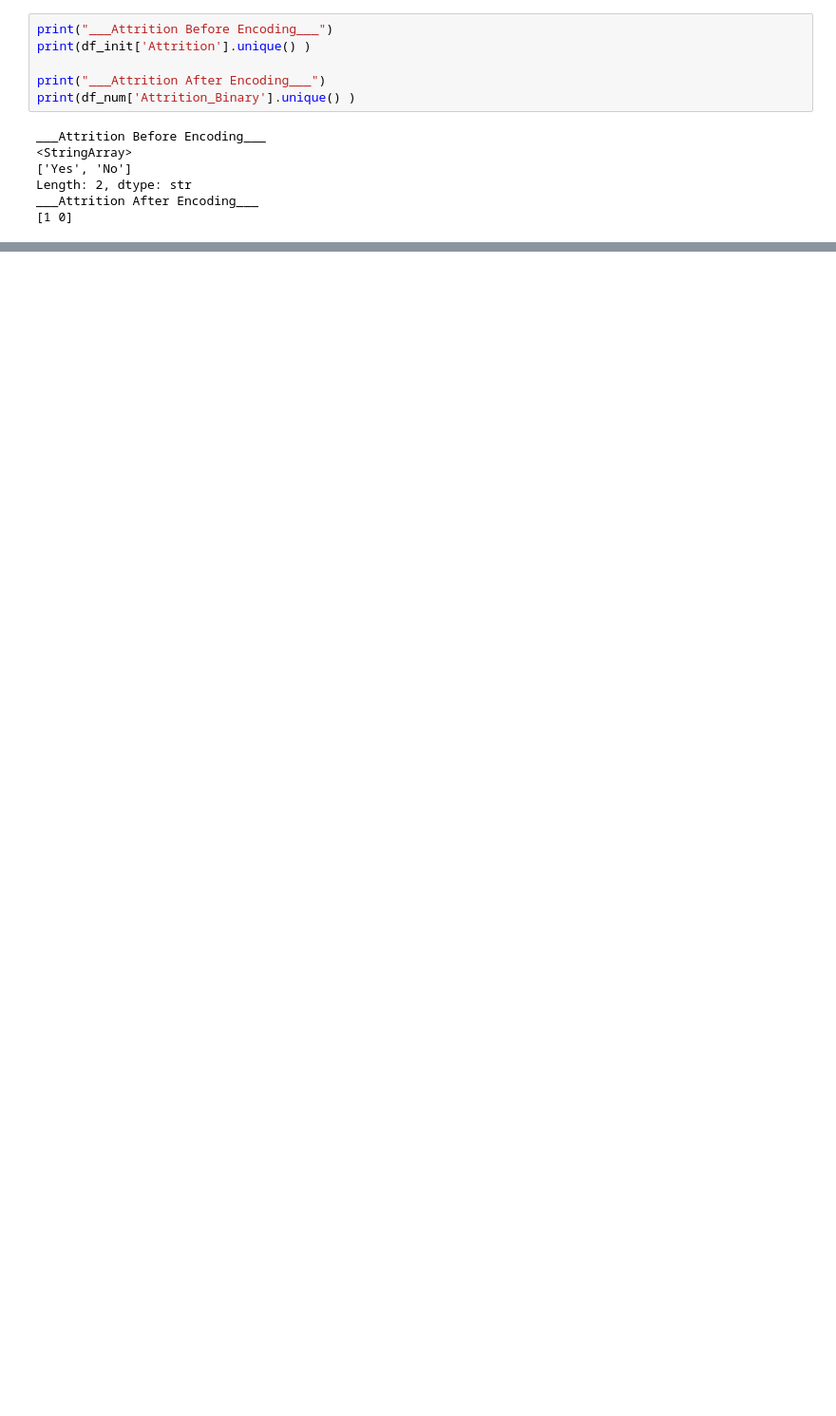
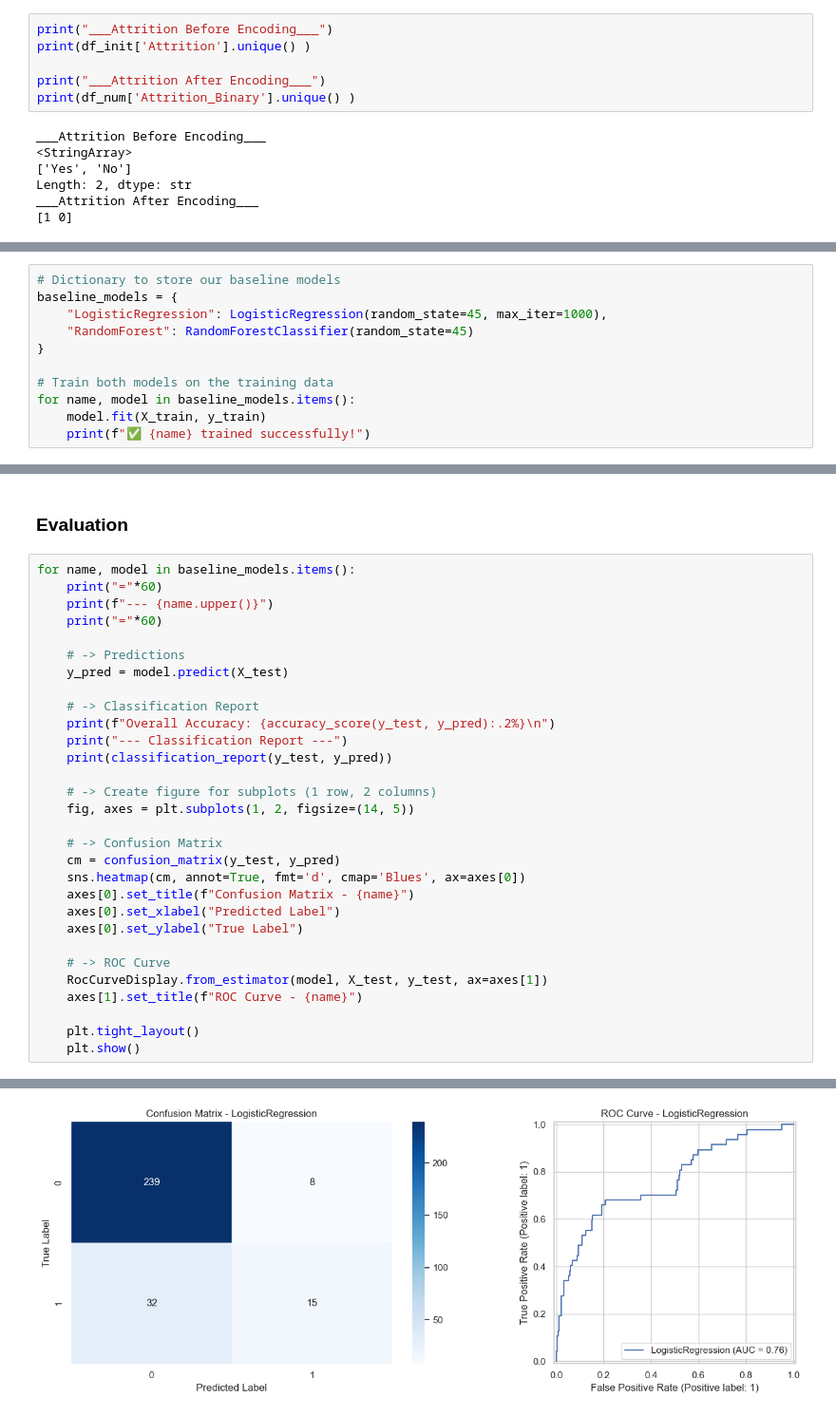
Before and after one commit to moubarak1ezzyani/Retention-AI-API, a Jupyter notebook: notebooks/lab.ipynb, the cells around one changed output, grey strips where cells are left out. Shown at 95% size. Cells and saved outputs as stored; diff of their text form; blank space fills up the shorter version.

```diff
--- a/notebooks/lab.ipynb
+++ b/notebooks/lab.ipynb
@@ -725,0 +558,11 @@ Fitting 3 folds for each of 72 candidates, totalling 216 fits
+# %%
+# Dictionary to store our baseline models
+baseline_models = {
+    "LogisticRegression": LogisticRegression(random_state=45, max_iter=1000),
+    "RandomForest": RandomForestClassifier(random_state=45)
+}
+
+# Train both models on the training data
+for name, model in baseline_models.items():
+    model.fit(X_train, y_train)
+    print(f"✅ {name} trained successfully!")
@@ -725,0 +572,33 @@ Fitting 3 folds for each of 72 candidates, totalling 216 fits
+# %% [markdown]
+### Evaluation
+# %%
+for name, model in baseline_models.items():
+    print("="*60)
+    print(f"--- {name.upper()}")
+    print("="*60)
+
+    # -> Predictions
+    y_pred = model.predict(X_test)
+
+    # -> Classification Report
+    print(f"Overall Accuracy: {accuracy_score(y_test, y_pred):.2%}\n")
+    print("--- Classification Report ---")
+    print(classification_report(y_test, y_pred))
+
+    # -> Create figure for subplots (1 row, 2 columns)
+    fig, axes = plt.subplots(1, 2, figsize=(14, 5))
+
+    # -> Confusion Matrix
+    cm = confusion_matrix(y_test, y_pred)
+    sns.heatmap(cm, annot=True, fmt='d', cmap='Blues', ax=axes[0])
+    axes[0].set_title(f"Confusion Matrix - {name}")
+    axes[0].set_xlabel("Predicted Label")
+    axes[0].set_ylabel("True Label")
+
+    # -> ROC Curve
+    RocCurveDisplay.from_estimator(model, X_test, y_test, ax=axes[1])
+    axes[1].set_title(f"ROC Curve - {name}")
+
+    plt.tight_layout()
+    plt.show()
+# %% [output]
@@ -725,0 +619 @@ Fitting 3 folds for each of 72 candidates, totalling 216 fits
+[figure, added]
```
Also changed, not shown: parts of 19 cells of this notebook.
